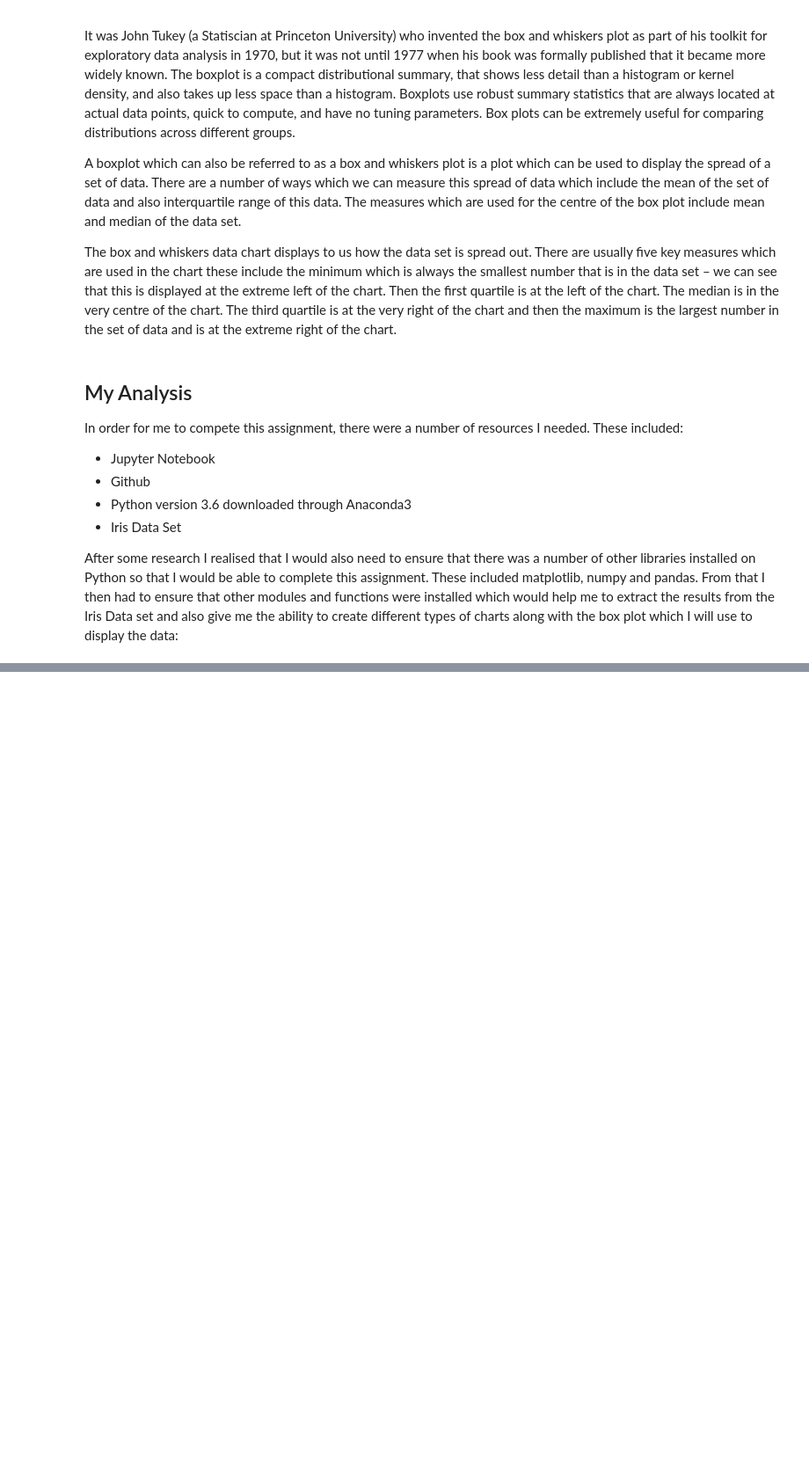
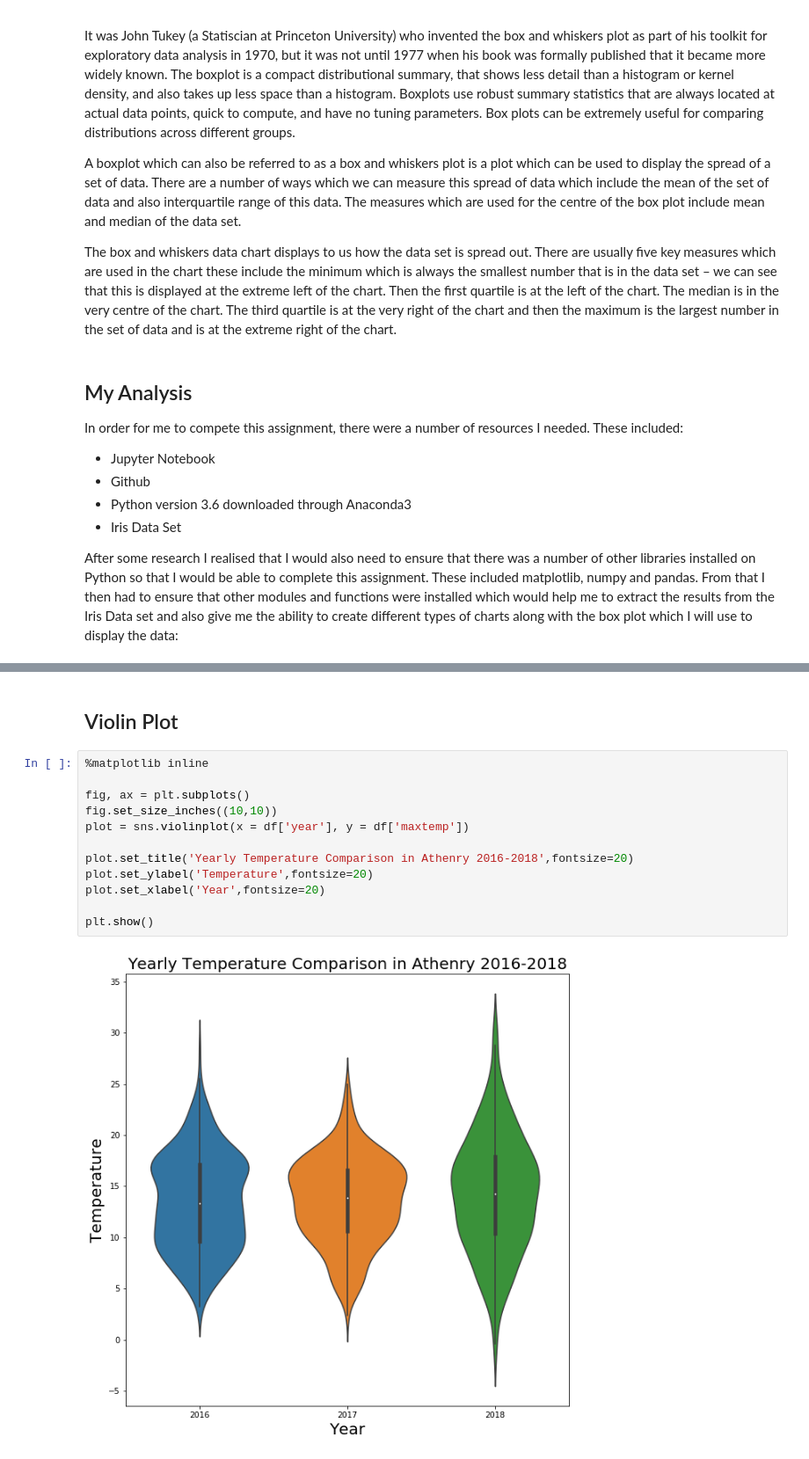
Before and after one commit to richellaod/Fundamentals-of-Data-Analysis-Project-2018, a Jupyter notebook: Fundamentals of Data Analysis Project 2018.ipynb, the cells around one changed output, grey strips where cells are left out. Shown at 88% size. Drawn from its saved outputs; the diff is of its cells as text; blank space fills up the shorter version.

```diff
--- a/Fundamentals of Data Analysis Project 2018.ipynb
+++ b/Fundamentals of Data Analysis Project 2018.ipynb
@@ -42,0 +248,16 @@ import numpy as np
+# %% [markdown]
+## Violin Plot
+# %%
+%matplotlib inline
+
+fig, ax = plt.subplots()
+fig.set_size_inches((10,10))
+plot = sns.violinplot(x = df['year'], y = df['maxtemp'])
+
+plot.set_title('Yearly Temperature Comparison in Athenry 2016-2018',fontsize=20)
+plot.set_ylabel('Temperature',fontsize=20)
+plot.set_xlabel('Year',fontsize=20)
+
+plt.show()
+# %% [output]
+[figure, added]
```
Also changed, not shown: parts of 24 cells of this notebook.
